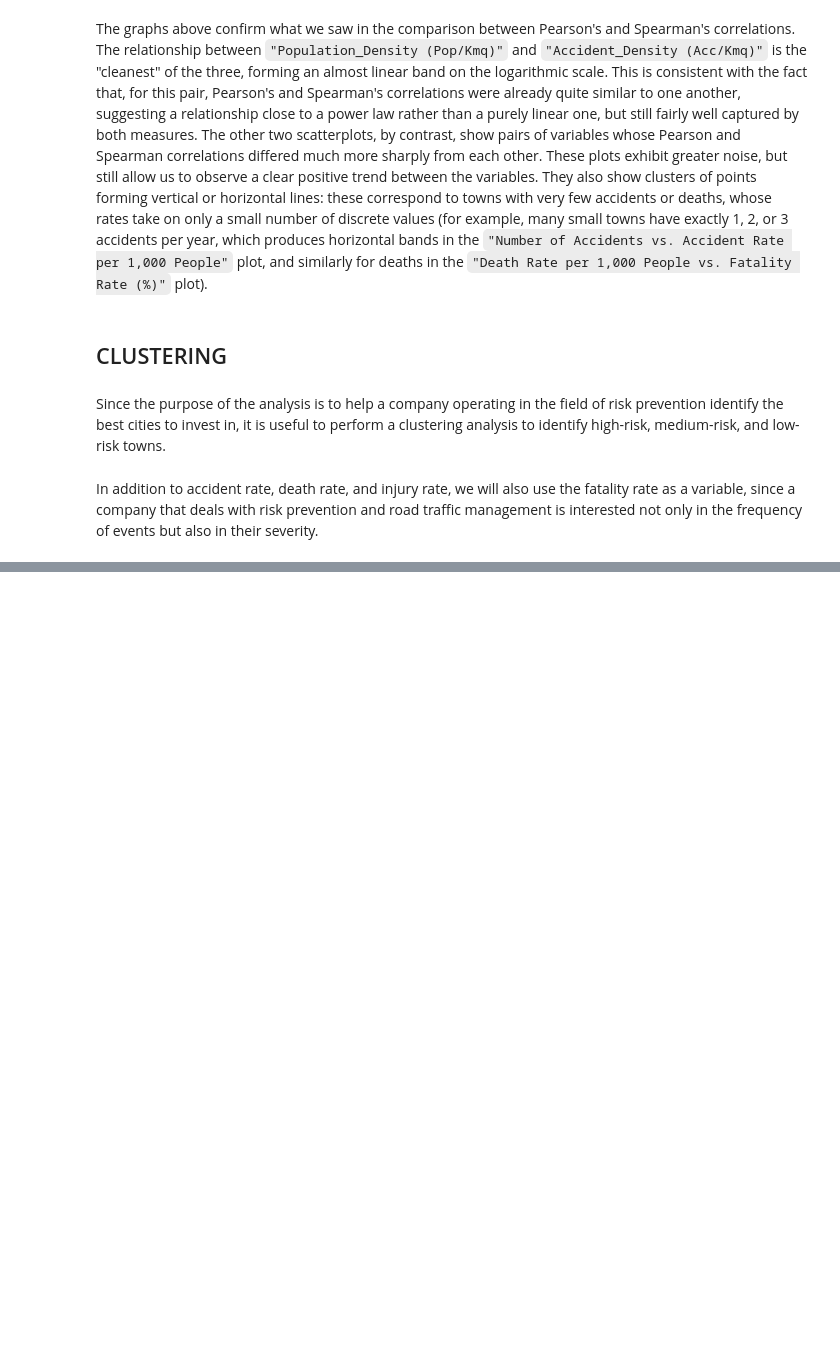
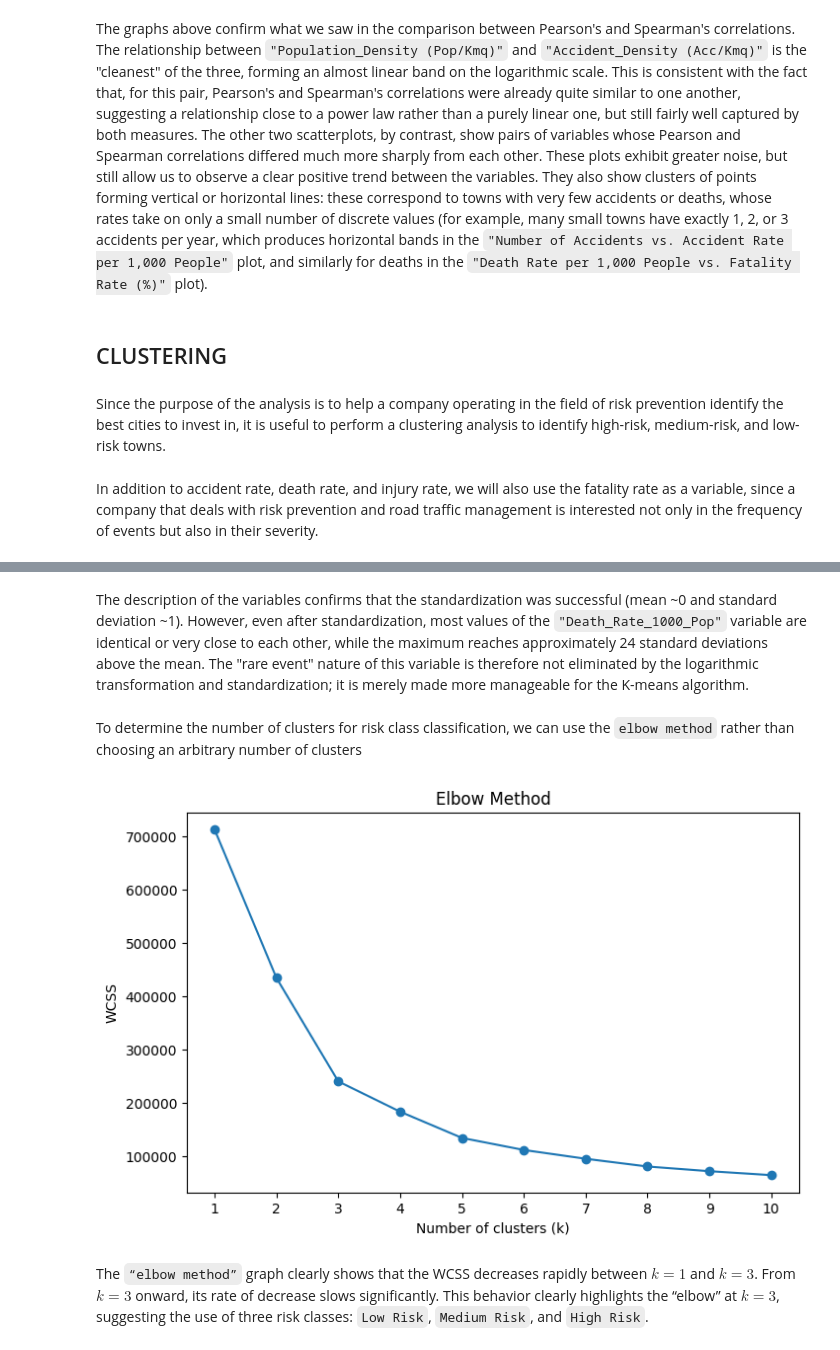
Before and after one commit to Aaronstriker/Final-Project-master-boolean-Data-Analytics, a Jupyter notebook: main_notebook.ipynb, the cells around one changed output, grey strips where cells are left out. Saved outputs shown, nothing was run; the diff lists cells and outputs as text; code cells hidden in the pictures; blank space fills up the shorter version.

Commit message:
Finished Clustering and exported final dataset in final_dataset.csv

```diff
--- a/main_notebook.ipynb
+++ b/main_notebook.ipynb
@@ -907,0 +916,8 @@ clustering_features['Fatality_Rate (%)'] = clustering_features['Fatality_Rate (%
+# %%
+# create a copy of the extracted columns to not alter the original extracted ones
+clustering_features_log = clustering_features.copy()
+
+# apply log1p transformation to deal with the log(0) issue for little towns that have zero accidents.
+# If not done, the log(0) will be -inf and the clustering will fail.
+for col in clustering_features_log.columns:
+    clustering_features_log[col] = np.log1p(clustering_features_log[col])
@@ -907,0 +938,7 @@ clustering_features['Fatality_Rate (%)'] = clustering_features['Fatality_Rate (%
+# %%
+# scale the data with StandardScaler
+scaler = StandardScaler()
+clustering_features_scaled = scaler.fit_transform(clustering_features_log)
+
+# create a dataframe with the scaled data
+clustering_features_scaled_df = pd.DataFrame(clustering_features_scaled, columns = clustering_features_log.columns, index = clustering_features_log.index)
@@ -907,0 +957,28 @@ clustering_features['Fatality_Rate (%)'] = clustering_features['Fatality_Rate (%
+# %% [markdown]
+The description of the variables confirms that the standardization was successful (mean ~0 and standard deviation ~1). However, even after standardization, most values of the `"Death_Rate_1000_Pop"` variable are identical or very close to each other, while the maximum reaches approximately 24 standard deviations above the mean. The "rare event" nature of this variable is therefore not eliminated by the logarithmic transformation and standardization; it is merely made more manageable for the K-means algorithm.
+# %% [markdown]
+To determine the number of clusters for risk class classification, we can use the `elbow method` rather than choosing an arbitrary number of clusters
+# %%
+# set WCSS to an empty list
+WCSS = []
+# create a range of values for the number of clusters
+k_range = range(1, 11)
+
+# calculate the WCSS for each value of k
+for k in k_range:
+    kmeans_elbow = KMeans(n_clusters=k, random_state=42, n_init=10)
+    kmeans_elbow.fit(clustering_features_scaled_df)
+    WCSS.append(kmeans_elbow.inertia_)
+
+# plot the elbow curve
+plt.figure(figsize=(8, 5))
+plt.plot(k_range, WCSS, marker='o')
+plt.xlabel('Number of clusters (k)')
+plt.ylabel('WCSS')
+plt.title('Elbow Method')
+plt.xticks(k_range)
+plt.show()
+# %% [output]
+[figure, added]
+# %% [markdown]
+The `“elbow method”` graph clearly shows that the WCSS decreases rapidly between $k=1$ and $k=3$. From $k=3$ onward, its rate of decrease slows significantly. This behavior clearly highlights the “elbow” at $k=3$, suggesting the use of three risk classes: `Low Risk`, `Medium Risk`, and `High Risk`.
```
Also changed, not shown: parts of 21 cells of this notebook, 1 other file.
